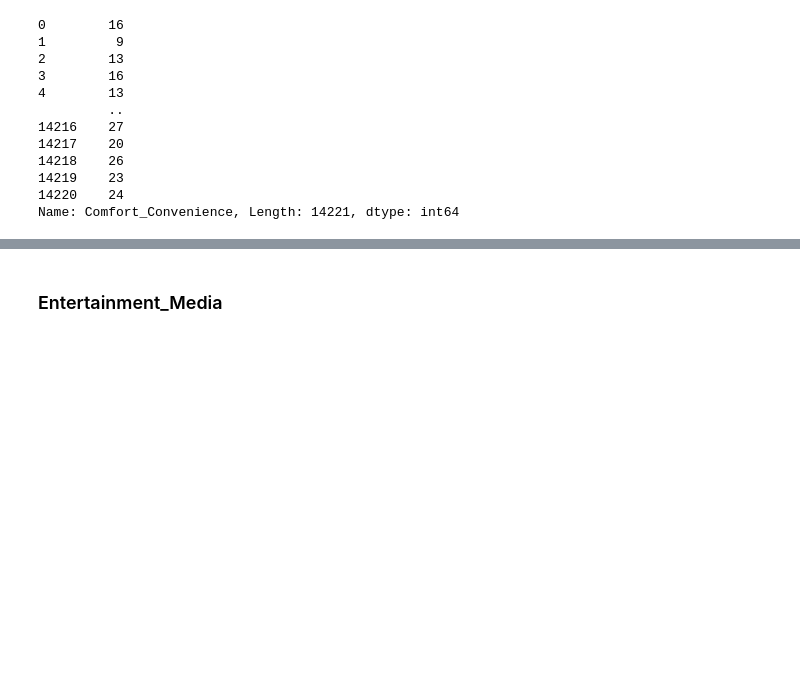
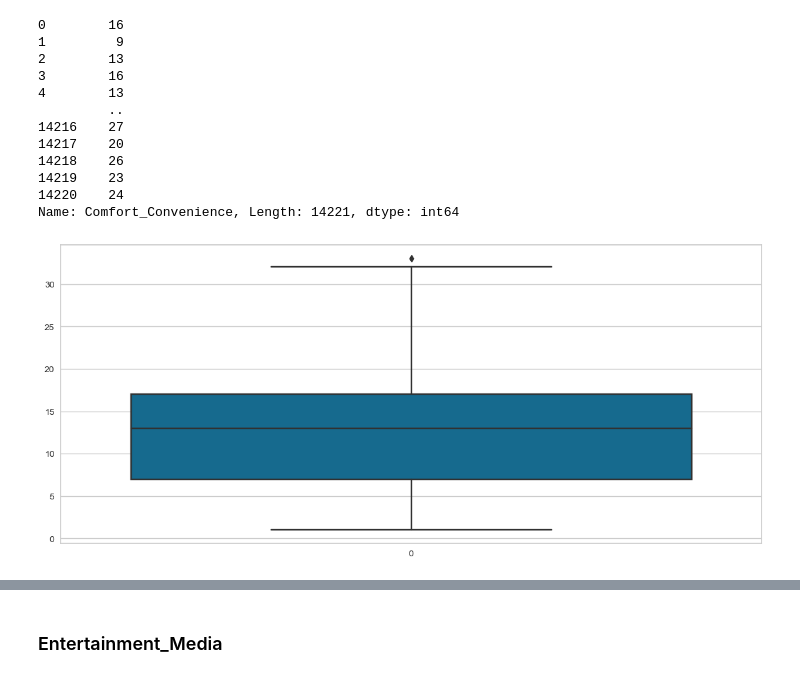
Before and after one commit to hibahdesu/ML-Portfolio, a Jupyter notebook: MLD-project/MLD project.ipynb, the cells around one changed output, grey strips where cells are left out. Drawn from its saved outputs; the diff is of its cells as text; code cells hidden in the pictures; blank space fills up the shorter version.

```diff
--- a/MLD-project/MLD project.ipynb
+++ b/MLD-project/MLD project.ipynb
@@ -725,3 +759,10 @@ df["Comfort_Convenience"]
 14219    23
 14220    24
 Name: Comfort_Convenience, Length: 14221, dtype: int64
+# %%
+#SEeing teh boxplot of Comfort_Convenience
+sns.boxplot(df['Comfort_Convenience'])
+plt.show()
+#As we can see, there are some outliers in Comfort_Convenience.
+# %% [output]
+[figure, added]
```
Also changed, not shown: parts of 121 cells of this notebook.
